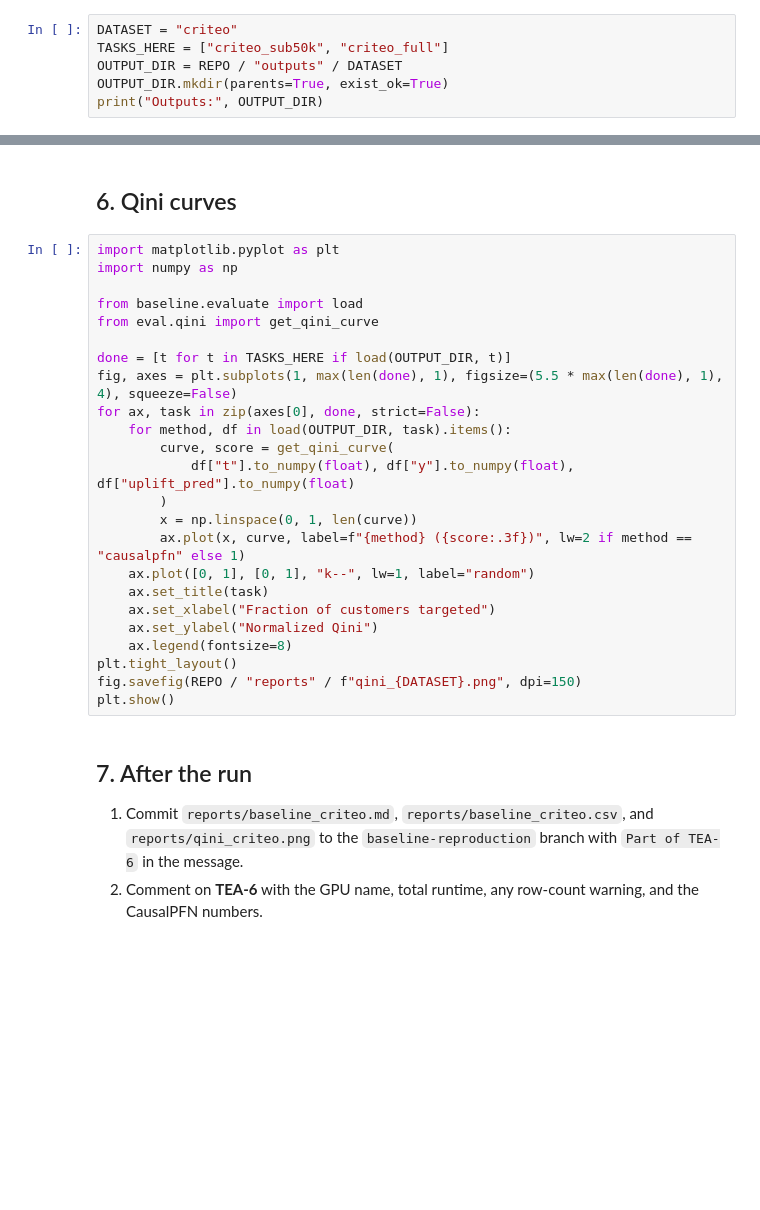
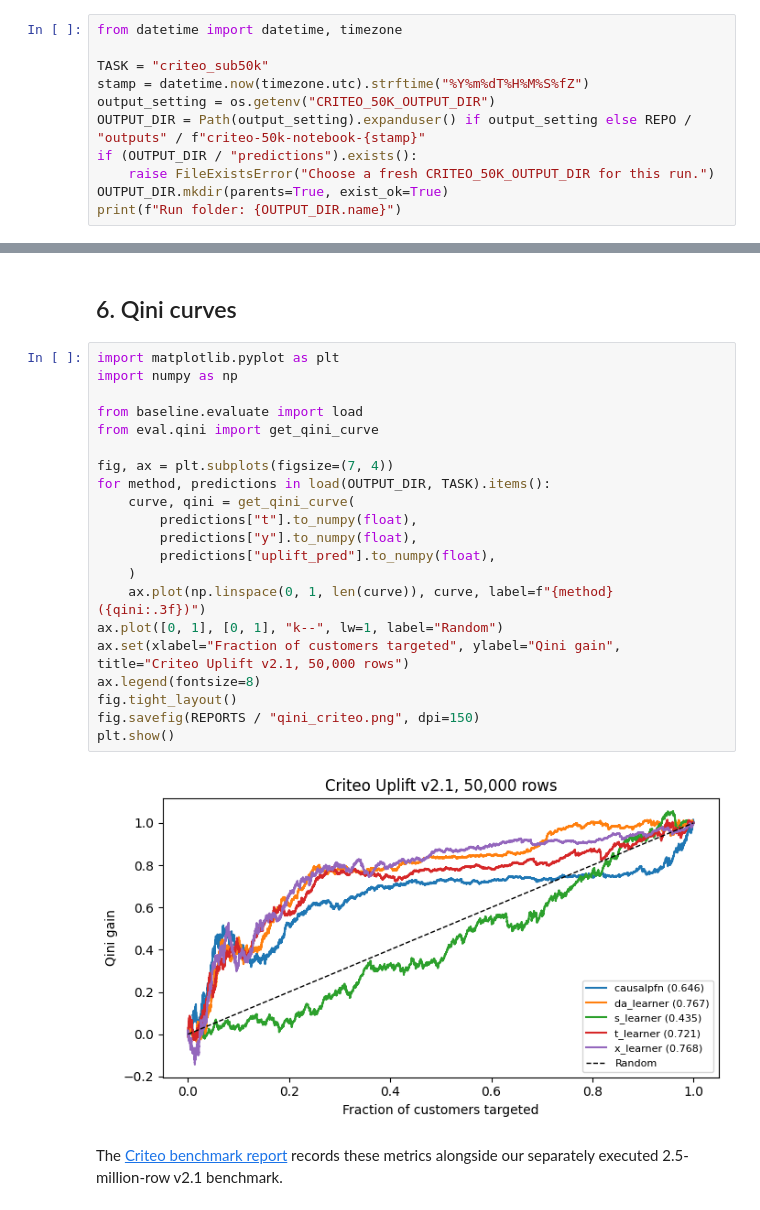
Before and after one commit to jimdothe/causal-uplift-engine, a Jupyter notebook: notebooks/baseline_criteo.ipynb, the cells around one changed output, grey strips where cells are left out. Cells and saved outputs as stored; diff of their text form; blank space fills up the shorter version.

Commit message:
TEA-6: publish executed baseline notebooks and results

```diff
--- a/notebooks/baseline_criteo.ipynb
+++ b/notebooks/baseline_criteo.ipynb
@@ -77,6 +75,11 @@ Predictions for this notebook go to their own folder, `outputs/criteo/`, separat
 # %%
-DATASET = "criteo"
-TASKS_HERE = ["criteo_sub50k", "criteo_full"]
-OUTPUT_DIR = REPO / "outputs" / DATASET
+from datetime import datetime, timezone
+
+TASK = "criteo_sub50k"
+stamp = datetime.now(timezone.utc).strftime("%Y%m%dT%H%M%S%fZ")
+output_setting = os.getenv("CRITEO_50K_OUTPUT_DIR")
+OUTPUT_DIR = Path(output_setting).expanduser() if output_setting else REPO / "outputs" / f"criteo-50k-notebook-{stamp}"
+if (OUTPUT_DIR / "predictions").exists():
+    raise FileExistsError("Choose a fresh CRITEO_50K_OUTPUT_DIR for this run.")
 OUTPUT_DIR.mkdir(parents=True, exist_ok=True)
-print("Outputs:", OUTPUT_DIR)
+print(f"Run folder: {OUTPUT_DIR.name}")
@@ -145,29 +218,25 @@ else:
 # %%
 import matplotlib.pyplot as plt
 import numpy as np
 
 from baseline.evaluate import load
 from eval.qini import get_qini_curve
 
-done = [t for t in TASKS_HERE if load(OUTPUT_DIR, t)]
-fig, axes = plt.subplots(1, max(len(done), 1), figsize=(5.5 * max(len(done), 1), 4), squeeze=False)
-for ax, task in zip(axes[0], done, strict=False):
-    for method, df in load(OUTPUT_DIR, task).items():
-        curve, score = get_qini_curve(
-            df["t"].to_numpy(float), df["y"].to_numpy(float), df["uplift_pred"].to_numpy(float)
-        )
-        x = np.linspace(0, 1, len(curve))
-        ax.plot(x, curve, label=f"{method} ({score:.3f})", lw=2 if method == "causalpfn" else 1)
-    ax.plot([0, 1], [0, 1], "k--", lw=1, label="random")
-    ax.set_title(task)
-    ax.set_xlabel("Fraction of customers targeted")
-    ax.set_ylabel("Normalized Qini")
-    ax.legend(fontsize=8)
-plt.tight_layout()
-fig.savefig(REPO / "reports" / f"qini_{DATASET}.png", dpi=150)
+fig, ax = plt.subplots(figsize=(7, 4))
+for method, predictions in load(OUTPUT_DIR, TASK).items():
+    curve, qini = get_qini_curve(
+        predictions["t"].to_numpy(float),
+        predictions["y"].to_numpy(float),
+        predictions["uplift_pred"].to_numpy(float),
+    )
+    ax.plot(np.linspace(0, 1, len(curve)), curve, label=f"{method} ({qini:.3f})")
+ax.plot([0, 1], [0, 1], "k--", lw=1, label="Random")
+ax.set(xlabel="Fraction of customers targeted", ylabel="Qini gain", title="Criteo Uplift v2.1, 50,000 rows")
+ax.legend(fontsize=8)
+fig.tight_layout()
+fig.savefig(REPORTS / "qini_criteo.png", dpi=150)
 plt.show()
+# %% [output]
+[figure, added]
 # %% [markdown]
-## 7. After the run
-
-1. Commit `reports/baseline_criteo.md`, `reports/baseline_criteo.csv`, and `reports/qini_criteo.png` to the `baseline-reproduction` branch with `Part of TEA-6` in the message.
-2. Comment on **TEA-6** with the GPU name, total runtime, any row-count warning, and the CausalPFN numbers.
+The [Criteo benchmark report](../reports/baseline_results/criteo.md) records these metrics alongside our separately executed 2.5-million-row v2.1 benchmark.
```
Also changed, not shown: parts of 12 cells of this notebook, 6 other files.
